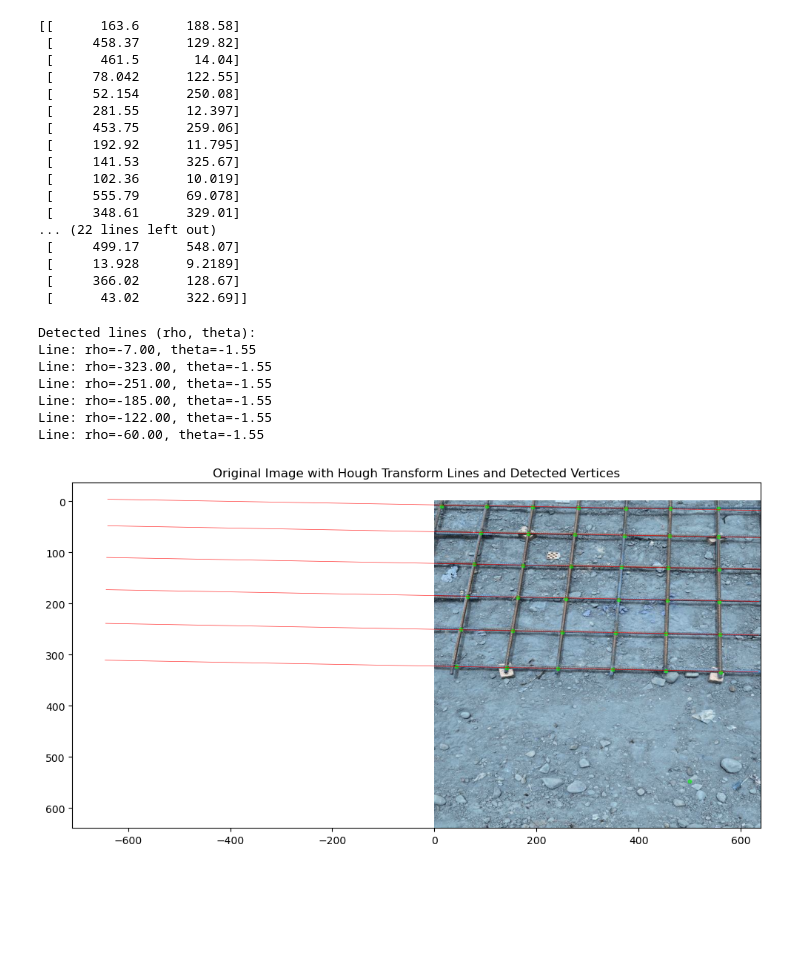
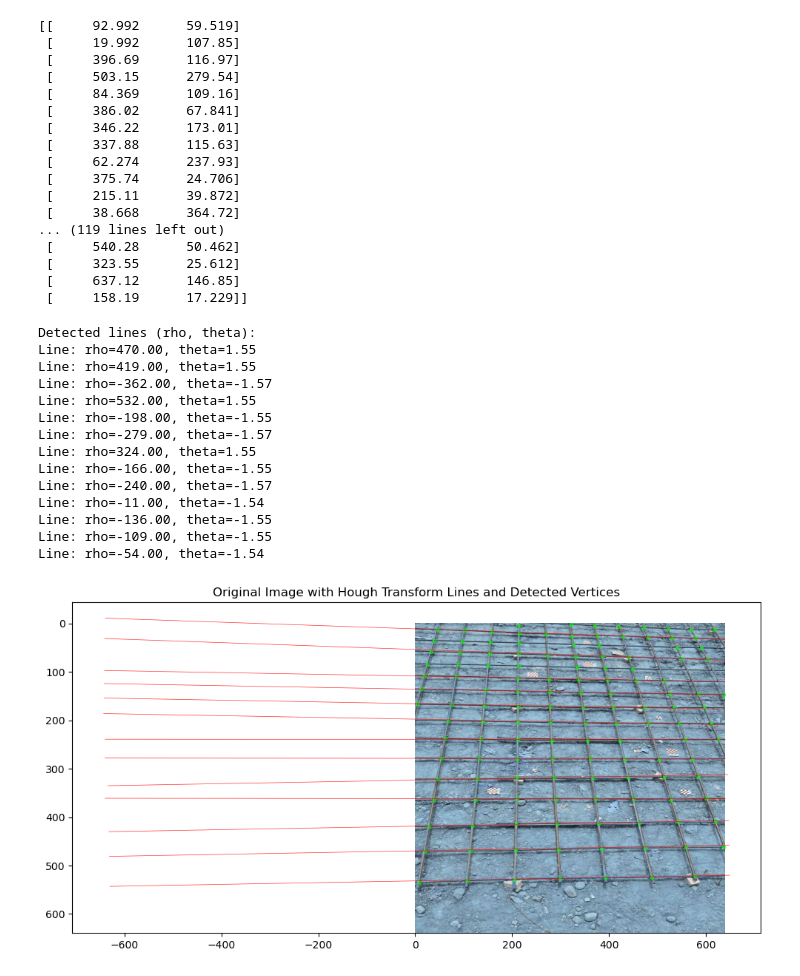
Before and after one commit to HsiaoHungKai/rebar-works, a Jupyter notebook: yolo-intersect-detection/hough_transform.ipynb, the cells around one changed output. Cells and saved outputs as stored; diff of their text form; code cells hidden in the pictures; blank space fills up the shorter version.

```diff
--- a/yolo-intersect-detection/hough_transform.ipynb
+++ b/yolo-intersect-detection/hough_transform.ipynb
@@ -14,6 +9,6 @@ data = get_lines(image_path, model_path)
 # %%
 image_path = "data/intersect-detect/test/images/20250620_114830_jpg.rf.5e2332d4c667c38b39dfc6d6839eddf1.jpg"
-image_path = "data/intersect-detect/test/images/20250620_115012_jpg.rf.239a32ab7bcbefe30fb9f388607d7048.jpg"
+# image_path = "data/intersect-detect/test/images/20250620_115012_jpg.rf.239a32ab7bcbefe30fb9f388607d7048.jpg"
 model_path = "runs/detect/tune/weights/best.pt"
 
 bounding_boxes = get_bounding_boxes(image_path, model_path)
@@ -26,24 +21,26 @@ vertices = np.array(vertices)
 
 print(vertices)
 # %% [output]
-[[      163.6      188.58]
- [     458.37      129.82]
- [      461.5       14.04]
- [     78.042      122.55]
- [     52.154      250.08]
- [     281.55      12.397]
- [     453.75      259.06]
- [     192.92      11.795]
- [     141.53      325.67]
- [     102.36      10.019]
- [     555.79      69.078]
- [     348.61      329.01]
-... (22 lines left out)
- [     499.17      548.07]
- [     13.928      9.2189]
- [     366.02      128.67]
- [      43.02      322.69]]
+[[     92.992      59.519]
+ [     19.992      107.85]
+ [     396.69      116.97]
+ [     503.15      279.54]
+ [     84.369      109.16]
+ [     386.02      67.841]
+ [     346.22      173.01]
+ [     337.88      115.63]
+ [     62.274      237.93]
+ [     375.74      24.706]
+ [     215.11      39.872]
+ [     38.668      364.72]
+... (119 lines left out)
+ [     540.28      50.462]
+ [     323.55      25.612]
+ [     637.12      146.85]
+ [     158.19      17.229]]
 # %%
+image_path = "data/intersect-detect/test/images/20250620_114830_jpg.rf.5e2332d4c667c38b39dfc6d6839eddf1.jpg"
+
 # Load and display the original image
 original_image = cv2.imread(image_path)
 plt.figure(figsize=(12, 8))
@@ -76,40 +73,47 @@ hspace, angles, dists = hough_line(canvas)
 accum, angles_peaks, dists_peaks = hough_line_peaks(hspace, angles, dists, threshold=0.5 * np.max(hspace))
 
 print("Detected lines (rho, theta):")
 for rho, theta in zip(dists_peaks, angles_peaks):
     a = np.cos(theta)
     b = np.sin(theta)
 
     x0 = rho * a
     y0 = rho * b
 
     # Calculate line endpoints
     x1 = int(x0 + width * (-b))
     y1 = int(y0 + height * (a))
     x2 = int(x0 - width * (-b))
     y2 = int(y0 - height * (a))
 
     # Draw the line on top of the original image
     plt.plot([x1, x2], [y1, y2], '-r', linewidth=0.5, alpha=0.8)
 
     print(f"Line: rho={rho:.2f}, theta={theta:.2f}")
 
 # Also plot the detected vertices
 vertices_x = [v[0] for v in vertices]
 vertices_y = [v[1] for v in vertices]
 plt.scatter(vertices_x, vertices_y, c='lime', s=10, alpha=0.5)
 
 plt.title("Original Image with Hough Transform Lines and Detected Vertices")
 plt.show()
 # %% [output]
 Detected lines (rho, theta):
-Line: rho=-7.00, theta=-1.55
-Line: rho=-323.00, theta=-1.55
-Line: rho=-251.00, theta=-1.55
-Line: rho=-185.00, theta=-1.55
-Line: rho=-122.00, theta=-1.55
-Line: rho=-60.00, theta=-1.55
+Line: rho=470.00, theta=1.55
+Line: rho=419.00, theta=1.55
+Line: rho=-362.00, theta=-1.57
+Line: rho=532.00, theta=1.55
+Line: rho=-198.00, theta=-1.55
+Line: rho=-279.00, theta=-1.57
+Line: rho=324.00, theta=1.55
+Line: rho=-166.00, theta=-1.55
+Line: rho=-240.00, theta=-1.57
+Line: rho=-11.00, theta=-1.54
+Line: rho=-136.00, theta=-1.55
+Line: rho=-109.00, theta=-1.55
+Line: rho=-54.00, theta=-1.54
-[figure, old version]
+[figure, new version]
 # %%
 angles = []
 for theta in angles_peaks:
```
Also changed, not shown: parts of 7 cells of this notebook, 2 other files.
